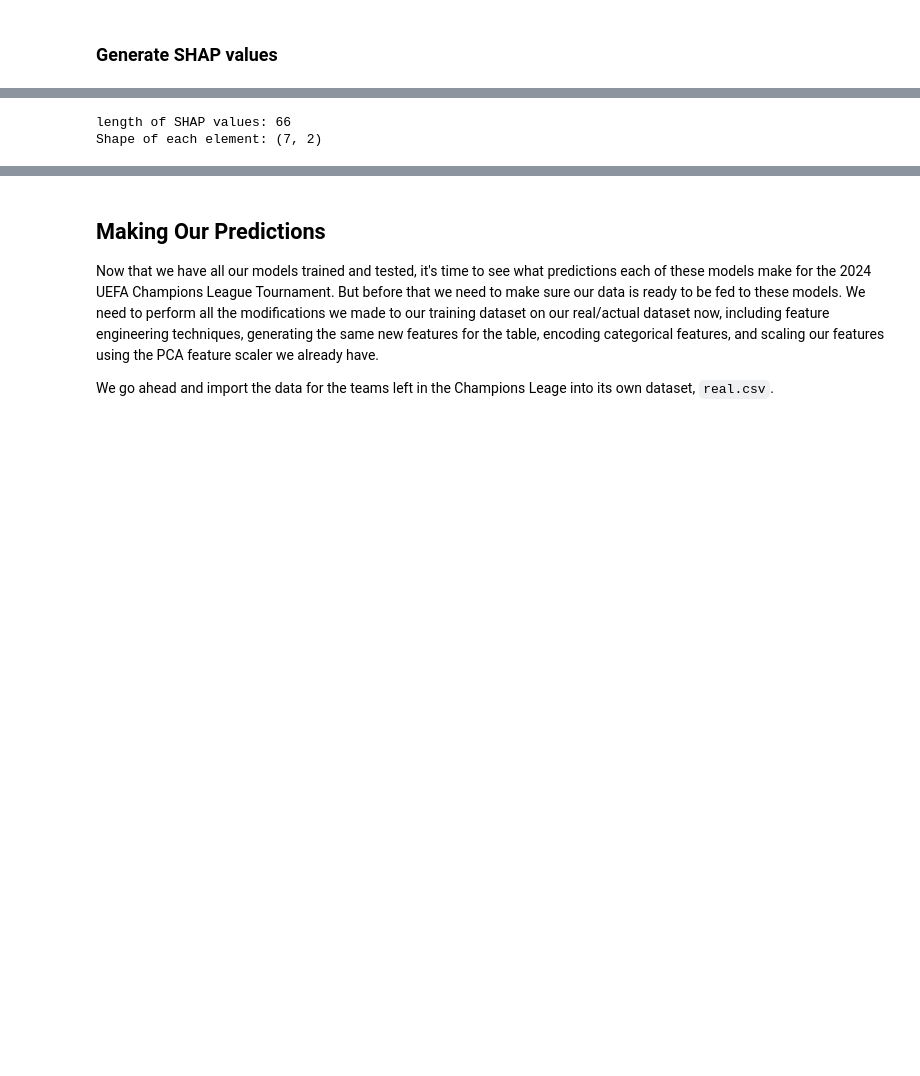
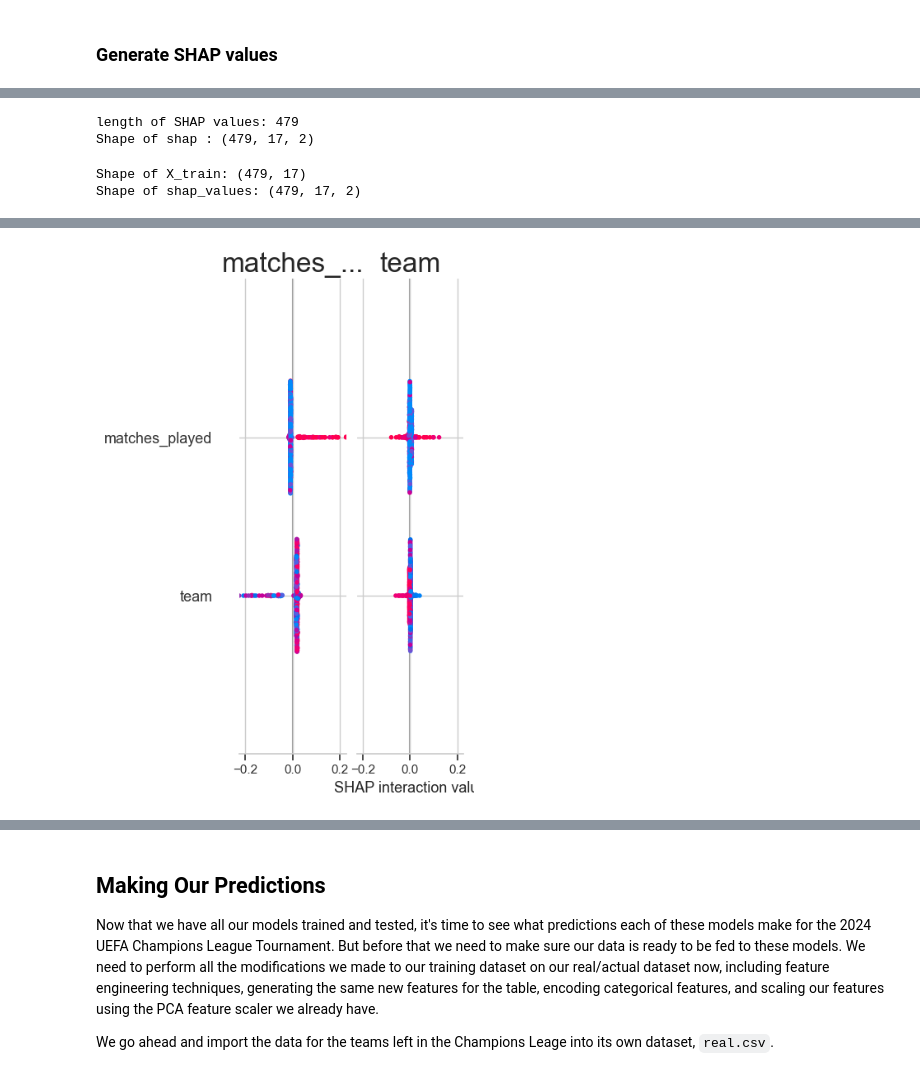
Before and after one commit to harrynwosu/champions-league, a Jupyter notebook: Project.ipynb, the cells around one changed output, grey strips where cells are left out. Drawn from its saved outputs; the diff is of its cells as text; code cells hidden in the pictures; blank space fills up the shorter version.

Commit message:
shap2

```diff
--- a/Project.ipynb
+++ b/Project.ipynb
@@ -1108,4 +1152,7 @@ Subset 4: Shape of scaled_subset: (326, 7), Shape of shap_values: (326, 7, 2)
 # %%
-premier_scaled = pca.transform(premier_league_df)
-explainer = shap.TreeExplainer(rfc_3, data = X_train_oversampled)
-shap_values = explainer.shap_values(X = premier_scaled)
+premier = premier_league_df.drop(columns=["champions"])
+# premier_scaled = scaler.transform(premier_league_df.drop(columns=["champions"]))
+explainer = shap.TreeExplainer(rf_raw, X_train)
+# %%
+shap_values = explainer.shap_values(X_train, check_additivity=False)
+shap_values
@@ -1112,6 +1177,16 @@ shap_values = explainer.shap_values(X = premier_scaled)
 # %%
 print(f'length of SHAP values: {len(shap_values)}')
-print(f'Shape of each element: {shap_values[0].shape}')
+print(f'Shape of shap : {shap_values.shape}')
 # %% [output]
-length of SHAP values: 66
-Shape of each element: (7, 2)
+length of SHAP values: 479
+Shape of shap : (479, 17, 2)
+# %%
+print(f'Shape of X_train: {X_train.shape}')
+print(f'Shape of shap_values: {shap_values.shape}')
+# %% [output]
+Shape of X_train: (479, 17)
+Shape of shap_values: (479, 17, 2)
+# %%
+shap.initjs()
+shap.summary_plot(shap_values, X_train, feature_names=premier.columns)
+# %% [output]
@@ -1117,0 +1194 @@ Shape of each element: (7, 2)
+[figure, added]
```
Also changed, not shown: parts of 20 cells of this notebook.
